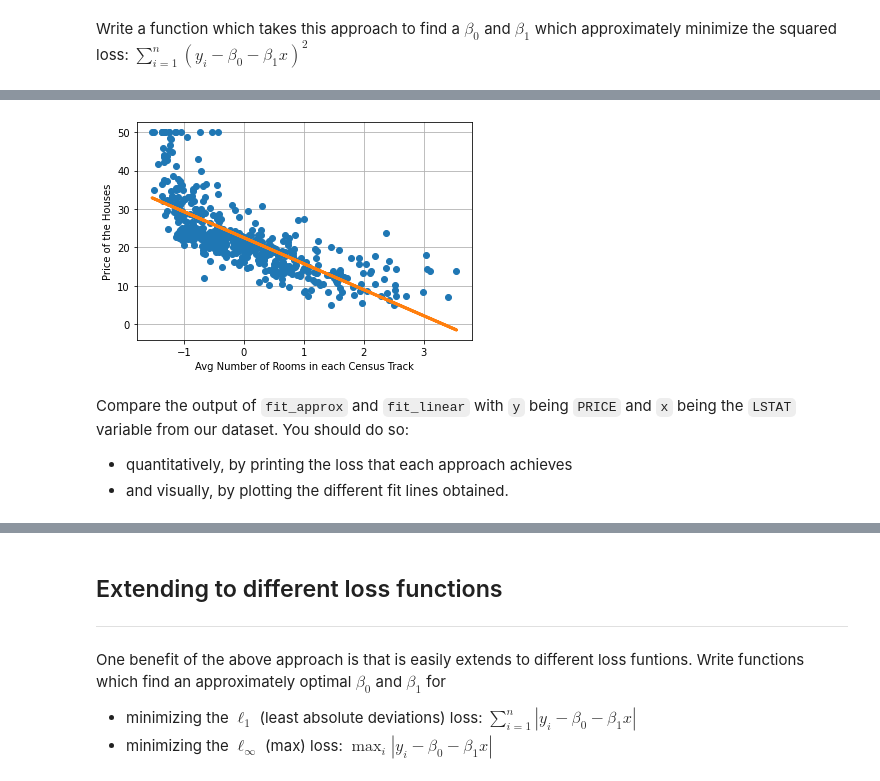
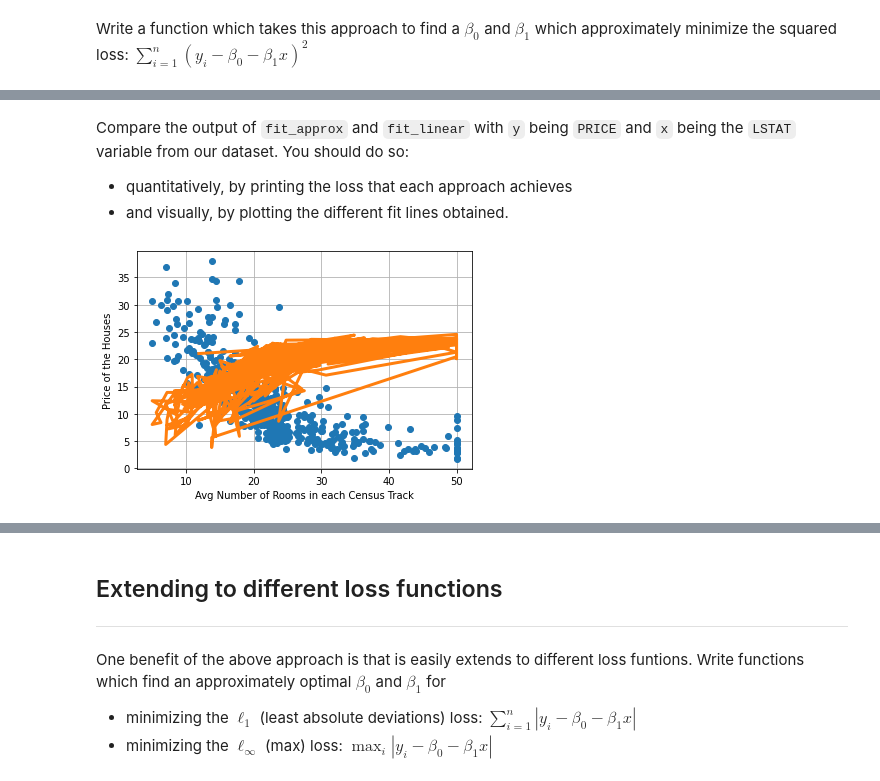
Before and after one commit to VishalShah1999/Machine-Learning, a Jupyter notebook: lab1.ipynb, the cells around one changed output, grey strips where cells are left out. Cells and saved outputs as stored; diff of their text form; code cells hidden in the pictures.

```diff
--- a/lab1.ipynb
+++ b/lab1.ipynb
@@ -291,49 +233,3 @@ Loss  =  19472.38141832644
-# %%
-beta0 = np.random.rand()
-beta1 = np.random.rand()
-x_new = (x_1-x_1.mean())/x_1.std()
-
-def predict(x, beta0, beta1):
-    return beta0 + beta1*x
-
-def loss(y, ypred):
-    return np.sum((y-ypred)**2)
-
-def gradient(y, ypred,x):
-    grad_beta0 = np.mean((ypred-y)*1)
-    grad_beta1 = np.mean((ypred-y)*x)
-
-    return grad_beta0, grad_beta1
-
-def update_param(beta0, beta1, grad_beta0, grad_beta1, alpha):
-    new_beta0 = beta0 - alpha*grad_beta0
-    new_beta1 = beta1 - alpha*grad_beta1
-
-    return new_beta0, new_beta1
-
-num_iter = 1000
-alpha = 0.01
-
-J_list = []
-
-for i in range(num_iter):
-    ypred = predict(x_new, beta0, beta1)
-    J = loss(y,ypred)
-    J_list.append(J)
-
-    grad_beta0, grad_beta1 = gradient(y,ypred,x_new)
-    beta0, beta1 = update_param(beta0,beta1,grad_beta0, grad_beta1, alpha)
-
-
-ypred = beta1*x_new + beta0
-
-plt.plot(x_new,y,'o')                    # Plot the data points
-plt.plot(x_new,ypred,'-',linewidth=3)  # Plot the regression line (the predicted values)
-plt.xlabel('Avg Number of Rooms in each Census Track')
-plt.ylabel('Price of the Houses')
-plt.grid(True)
-# %% [output]
-[figure, removed]
 # %%
 def fit_approx(x,y):
     """
@@ -351,3 +254,16 @@ def fit_approx(x,y):
 Compare the output of `fit_approx` and `fit_linear` with `y` being `PRICE` and `x` being the `LSTAT` variable from our dataset. You should do so:
 * quantitatively, by printing the loss that each approach achieves
 * and visually, by plotting the different fit lines obtained.
+# %%
+q = df['PRICE'].values
+r = df['LSTAT'].values
+beta00, beta11, loss11 = fit_linear(q,r)
+ypred12 = beta11*r + beta00
+
+plt.plot(q,r,'o')                    # Plot the data points
+plt.plot(q,ypred12,'-',linewidth=3)  # Plot the regression line (the predicted values)
+plt.xlabel('Avg Number of Rooms in each Census Track')
+plt.ylabel('Price of the Houses')
+plt.grid(True)
+# %% [output]
+[figure, added]
```
Also changed, not shown: parts of 9 cells of this notebook.
